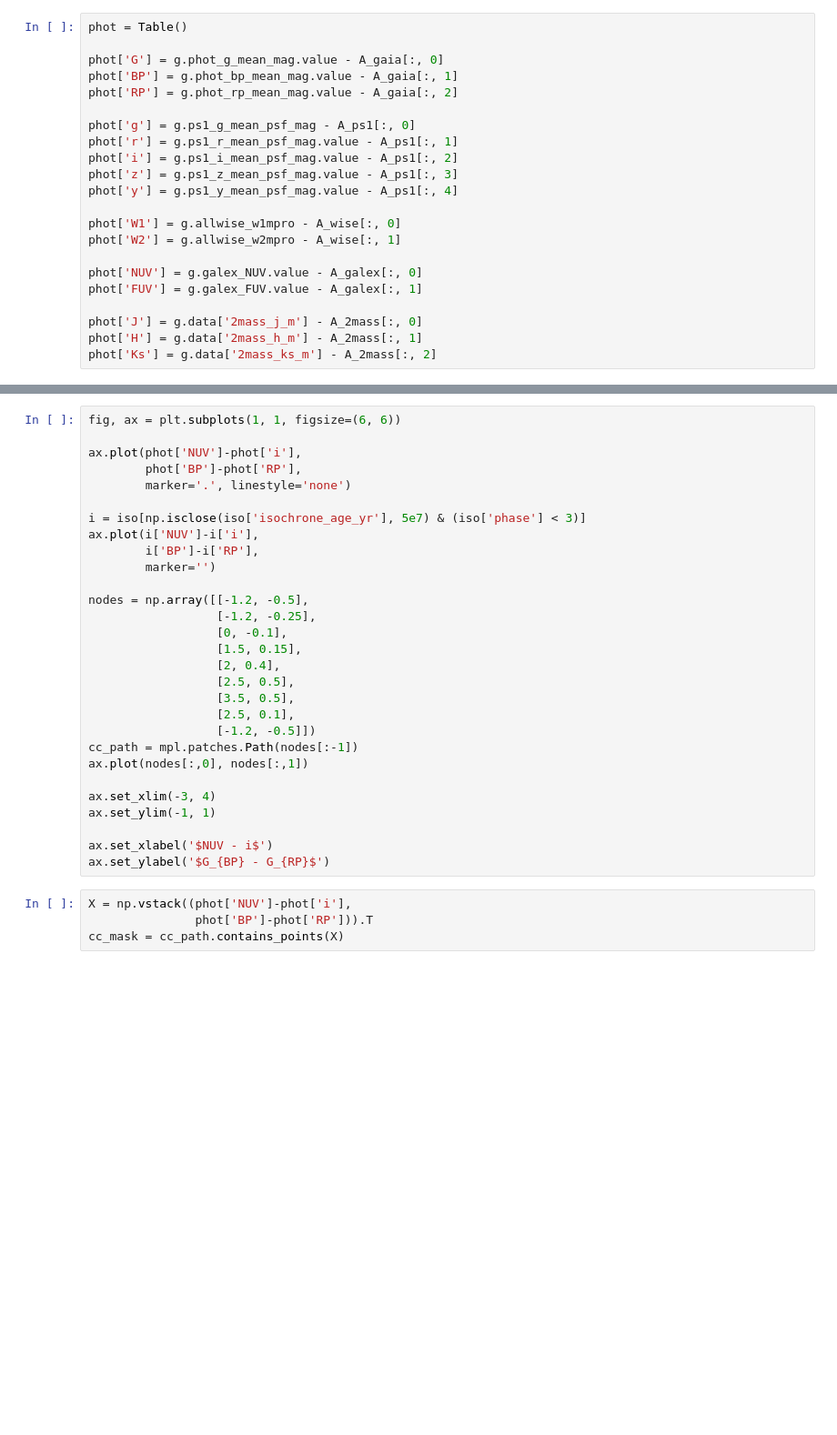
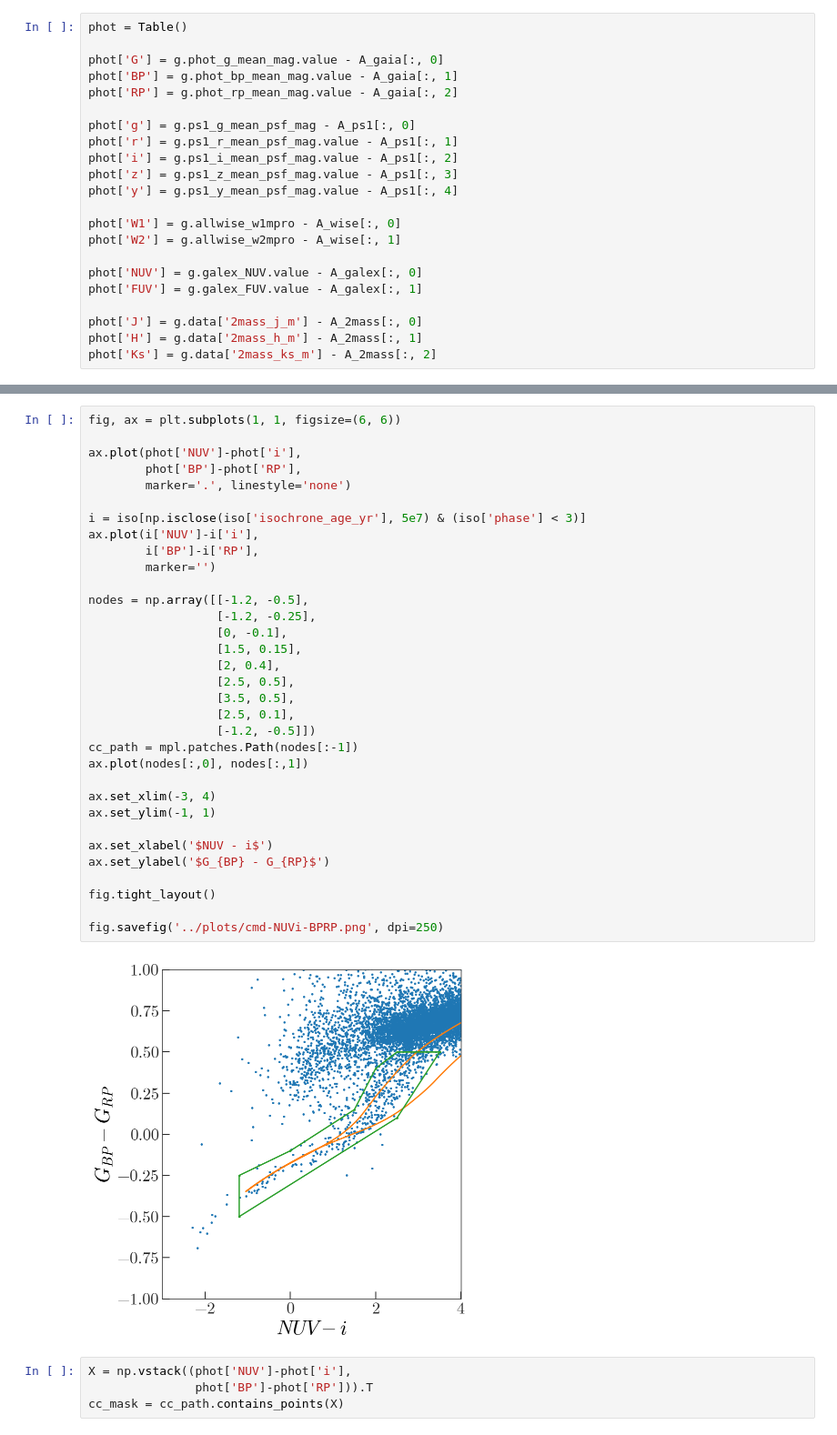
Before and after one commit to adrn/dr2-lmc-cluster, a Jupyter notebook: notebooks/LA-cluster.ipynb, the cells around one changed output, grey strips where cells are left out. Shown at 91% size. Saved outputs shown, nothing was run; the diff lists cells and outputs as text; blank space fills up the shorter version.

```diff
--- a/notebooks/LA-cluster.ipynb
+++ b/notebooks/LA-cluster.ipynb
@@ -123,32 +131,38 @@ fig.tight_layout()
 # %%
 fig, ax = plt.subplots(1, 1, figsize=(6, 6))
 
 ax.plot(phot['NUV']-phot['i'],
         phot['BP']-phot['RP'],
         marker='.', linestyle='none')
 
 i = iso[np.isclose(iso['isochrone_age_yr'], 5e7) & (iso['phase'] < 3)]
 ax.plot(i['NUV']-i['i'],
         i['BP']-i['RP'],
         marker='')
 
 nodes = np.array([[-1.2, -0.5],
                   [-1.2, -0.25],
                   [0, -0.1],
                   [1.5, 0.15],
                   [2, 0.4],
                   [2.5, 0.5],
                   [3.5, 0.5],
                   [2.5, 0.1],
                   [-1.2, -0.5]])
 cc_path = mpl.patches.Path(nodes[:-1])
 ax.plot(nodes[:,0], nodes[:,1])
 
 ax.set_xlim(-3, 4)
 ax.set_ylim(-1, 1)
 
 ax.set_xlabel('$NUV - i$')
 ax.set_ylabel('$G_{BP} - G_{RP}$')
+
+fig.tight_layout()
+
+fig.savefig('../plots/cmd-NUVi-BPRP.png', dpi=250)
+# %% [output]
+[figure, added]
 # %%
 X = np.vstack((phot['NUV']-phot['i'],
                phot['BP']-phot['RP'])).T
```
Also changed, not shown: parts of 26 cells of this notebook, 4 other files.
